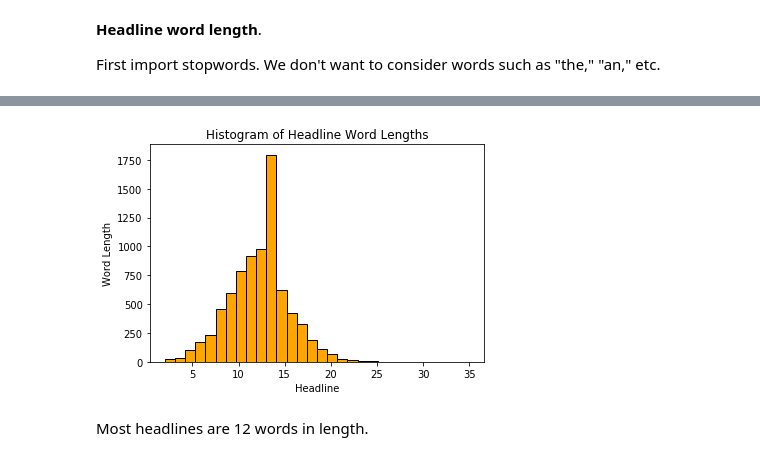
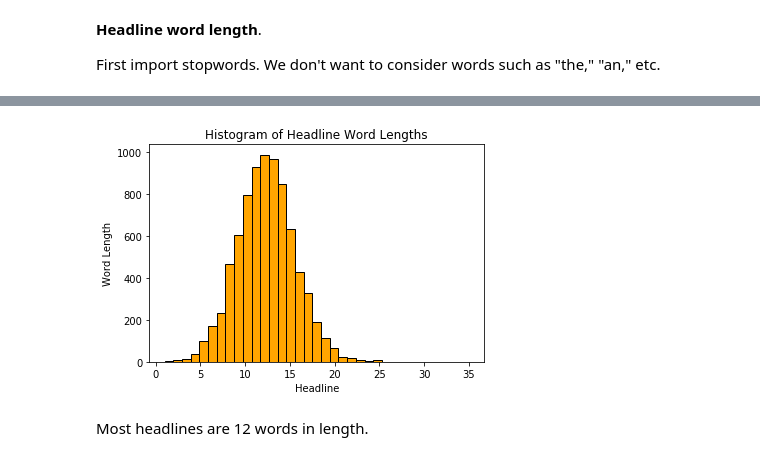
Before and after one commit to brienna/coronavirus-news-analysis, a Jupyter notebook: 2020_04_09_washington_post_scraper.ipynb, the cells around one changed output, grey strips where cells are left out. Drawn from its saved outputs; the diff is of its cells as text; code cells hidden in the pictures.

```diff
--- a/2020_04_09_washington_post_scraper.ipynb
+++ b/2020_04_09_washington_post_scraper.ipynb
@@ -197,6 +197,7 @@ def get_section(element):
 browser = webdriver.Chrome(executable_path='/usr/local/bin/chromedriver') # brew install chromedriver then see in terminal where it was installed to and paste this
 data[datetime.datetime(2019, 12, 10, 0, 0)]['link'] = 'https://web.archive.org/web/20191210232000/https://www.washingtonpost.com/'
 data[datetime.datetime(2020, 3, 9, 0, 0)]['link'] = 'https://web.archive.org/web/20200309230659/https://www.washingtonpost.com/'
+data[datetime.datetime(2020, 2, 5, 0, 0)]['link'] = 'https://web.archive.org/web/20200205224814/https://www.washingtonpost.com/'
 
 unacceptable_headlines = ['',
                           'More Editors’ Picks',
@@ -205,25 +206,26 @@ unacceptable_headlines = ['',
                           'Here are 15 of the week’s best photos']
 
 for day in data:
-    print('Scraping ' + str(day) + '...')
-    headlines = []
-    sections = []
-    browser.get(data[day]['link'])
-    elements = browser.find_elements_by_xpath('//a[@data-pb-field=\'headlines.basic\']')
+    if len(data[day]['headlines']) == 0:
+        print('Scraping ' + str(day) + '...')
+        headlines = []
+        sections = []
+        browser.get(data[day]['link'])
+        elements = browser.find_elements_by_xpath('//a[@data-pb-field=\'headlines.basic\']')
 
-    for element in elements:
-        headline = element.text.strip()
-        if headline not in unacceptable_headlines:
-            section = get_section(element)
-            if section: # if section was found, note section & headline
-                sections.append(section)
-                headlines.append(headline)
+        for element in elements:
+            headline = element.text.strip()
+            if headline not in unacceptable_headlines:
+                section = get_section(element)
+                if section: # if section was found, note section & headline
+                    sections.append(section)
+                    headlines.append(headline)
 
-    data[day]['sections'] = sections
-    data[day]['headlines'] = headlines
+        data[day]['sections'] = sections
+        data[day]['headlines'] = headlines
 
-    print('Found ' + str(len(headlines)) + ' headlines')
-    print('Found ' + str(len(sections)) + ' sections')
+        print('Found ' + str(len(headlines)) + ' headlines')
+        print('Found ' + str(len(sections)) + ' sections')
 
-    time.sleep(5)
+        time.sleep(5)
 # %% [output]
@@ -447,13 +440,13 @@ headline_lengths
  ...]
 # %%
 %matplotlib inline
-plt.hist(headline_lengths, color='orange', edgecolor='black', bins=30)
+plt.hist(headline_lengths, color='orange', edgecolor='black', bins=35)
 plt.title('Histogram of Headline Word Lengths')
 plt.xlabel('Headline')
 plt.ylabel('Word Length')
 plt.show()
 # %% [output]
-[figure, old version]
+[figure, new version]
 # %% [markdown]
 Most headlines are 12 words in length.
 # %%
```
Also changed, not shown: parts of 35 cells of this notebook.
